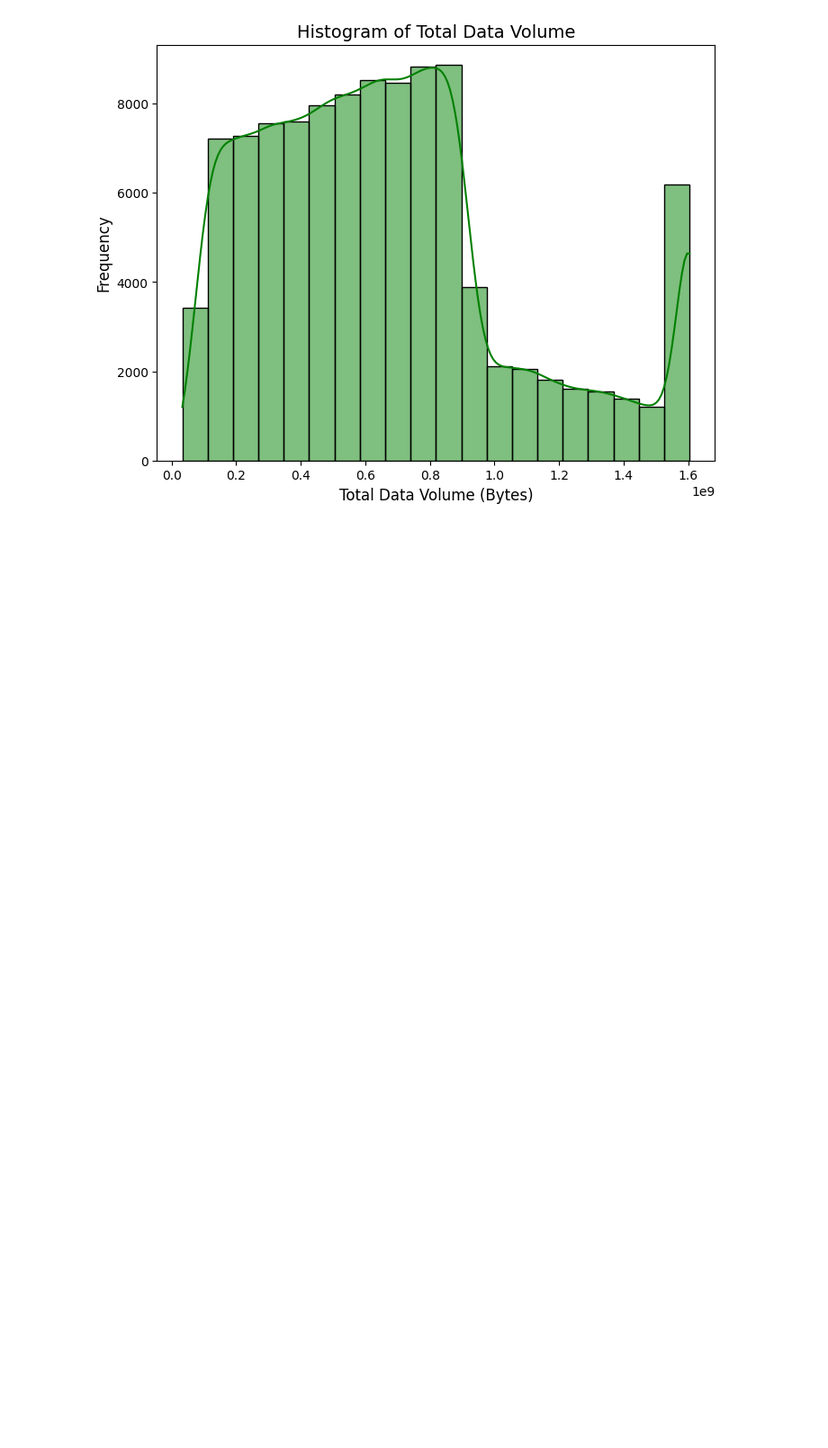
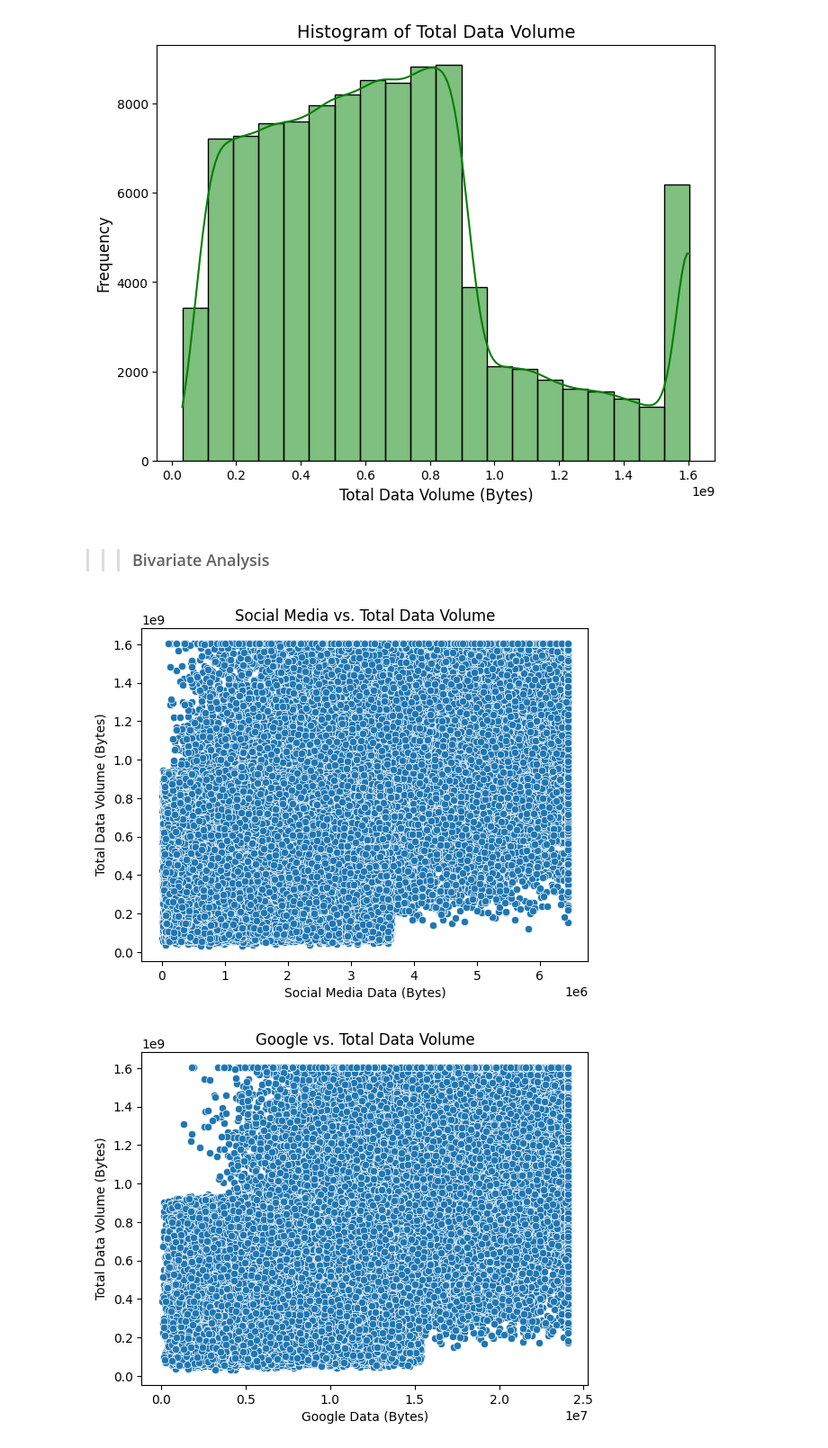
Before and after one commit to naolatomsa/TellCo, a Jupyter notebook: notebooks/userBehaviourAggregation.ipynb, the cells around one changed output. Shown at 90% size. Saved outputs shown, nothing was run; the diff lists cells and outputs as text; code cells hidden in the pictures; blank space fills up the shorter version.

Commit message:
bivariatr analysis

```diff
--- a/notebooks/userBehaviourAggregation.ipynb
+++ b/notebooks/userBehaviourAggregation.ipynb
@@ -546,3 +546,12 @@ plot(user_aggregated)
 [figure]
 [figure]
 [figure]
+# %% [markdown]
+>>> ### Bivariate Analysis
+# %%
+from scripts.scatteplot import scatter_plots_for_apps
+apps = ['Social Media', 'Google', 'Email', 'YouTube', 'Netflix', 'Gaming', 'Other']
+scatter_plots_for_apps(data=user_aggregated, apps=apps, y_column='Total Data Volume')
+# %% [output]
+[figure, added]
+[figure, added]
```
Also changed, not shown: parts of 2 cells of this notebook, 1 other file.
